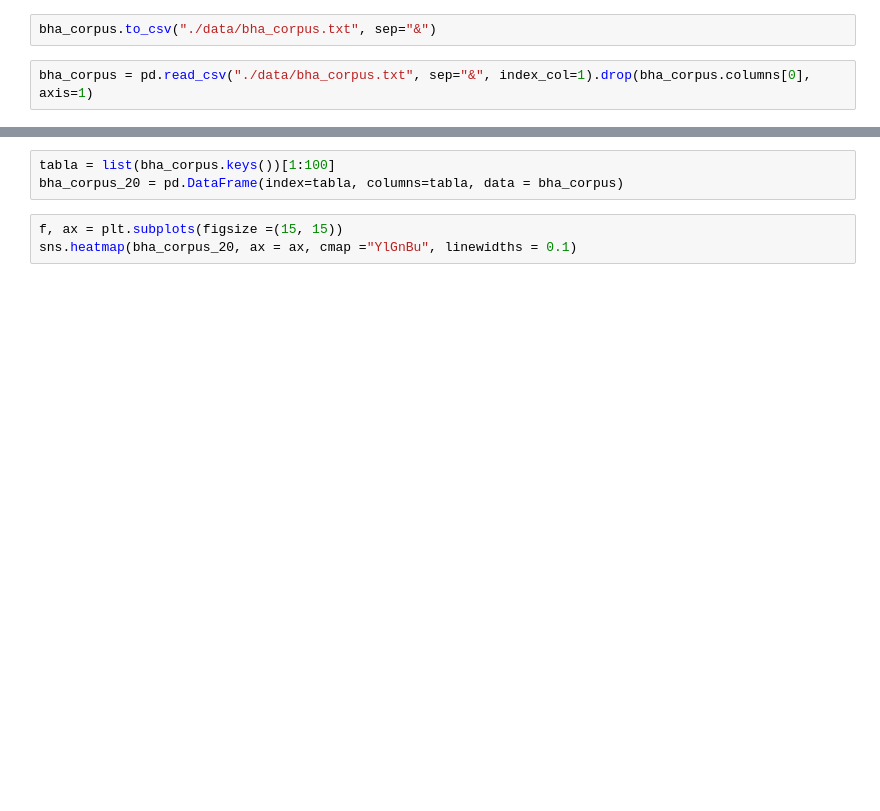
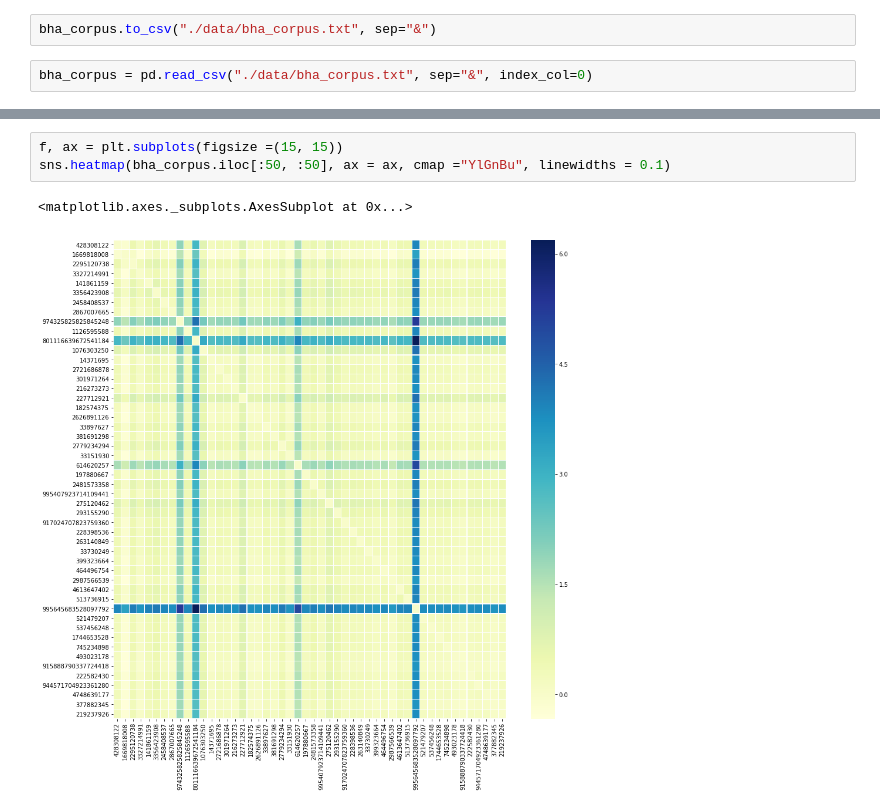
Before and after one commit to RoundU/RoundU, a Jupyter notebook: W2V on Twitter Data.ipynb, the cells around one changed output, grey strips where cells are left out. Drawn from its saved outputs; the diff is of its cells as text; blank space fills up the shorter version.

```diff
--- a/W2V on Twitter Data.ipynb
+++ b/W2V on Twitter Data.ipynb
@@ -521,5 +569,5 @@ for i in tqdm_notebook(v_corpus.keys()):
 # %%
 bha_corpus.to_csv("./data/bha_corpus.txt", sep="&")
 # %%
-bha_corpus = pd.read_csv("./data/bha_corpus.txt", sep="&", index_col=1).drop(bha_corpus.columns[0], axis=1)
+bha_corpus = pd.read_csv("./data/bha_corpus.txt", sep="&", index_col=0)
 # %%
@@ -527,6 +583,6 @@ bha_corpus
-# %%
-tabla = list(bha_corpus.keys())[1:100]
-bha_corpus_20 = pd.DataFrame(index=tabla, columns=tabla, data = bha_corpus)
 # %%
 f, ax = plt.subplots(figsize =(15, 15))
-sns.heatmap(bha_corpus_20, ax = ax, cmap ="YlGnBu", linewidths = 0.1)
+sns.heatmap(bha_corpus.iloc[:50, :50], ax = ax, cmap ="YlGnBu", linewidths = 0.1)
+# %% [output]
+<matplotlib.axes._subplots.AxesSubplot at 0x...>
+[figure, added]
```
Also changed, not shown: parts of 29 cells of this notebook, 1 other file.
